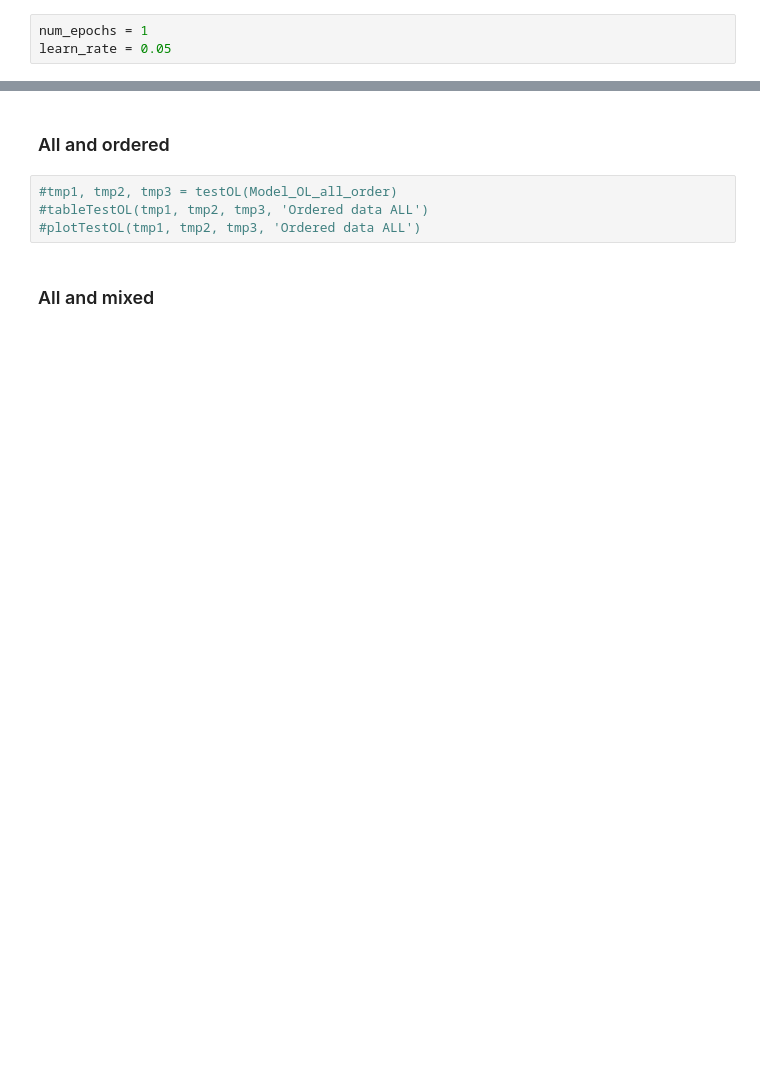
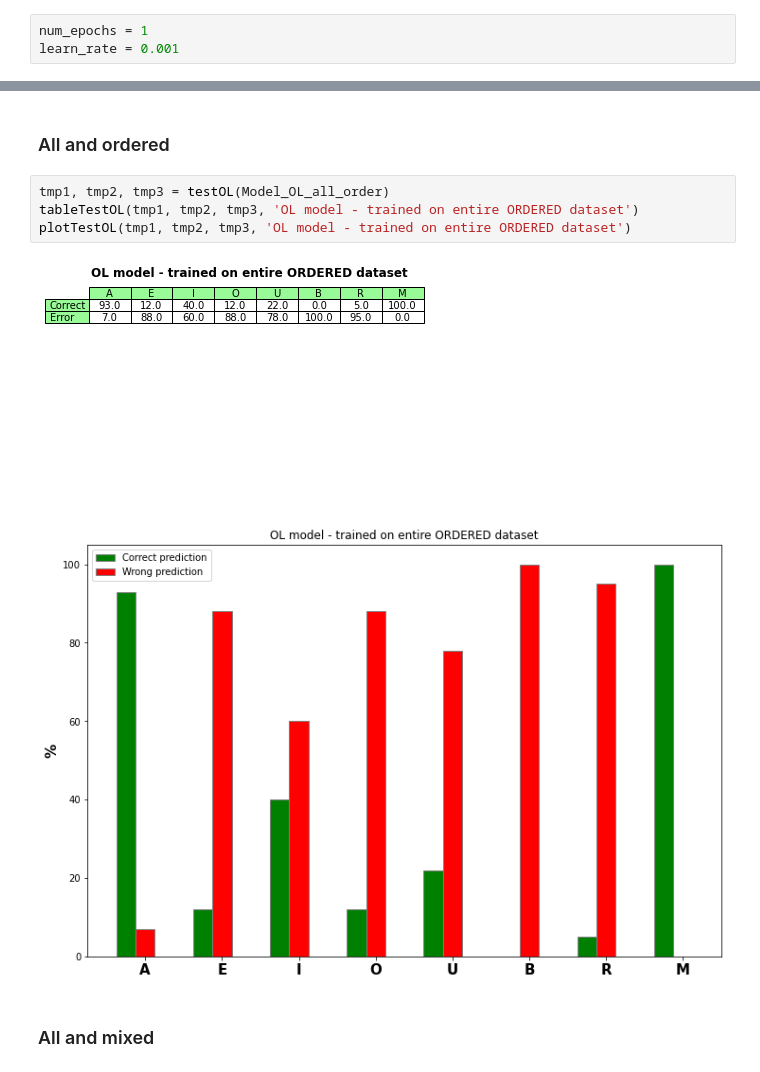
Before and after one commit to AlessandroAvi/Master_Thesis, a Jupyter notebook: Python/TinyOL.ipynb, the cells around one changed output, grey strips where cells are left out. Cells and saved outputs as stored; diff of their text form; blank space fills up the shorter version.

```diff
--- a/Python/TinyOL.ipynb
+++ b/Python/TinyOL.ipynb
@@ -652,7 +684,7 @@ saveParams(SAVE_MODEL_CUT_PATH, ML_model)
 ### TinyOL train parameters
 # %%
 num_epochs = 1
-learn_rate = 0.05
+learn_rate = 0.001
 # %% [markdown]
 # Trainings
 # %% [markdown]
@@ -785,9 +817,12 @@ plotTestOL(tmp1, tmp2, tmp3, 'Only vowels')
 # %% [markdown]
 ### All and ordered
 # %%
-#tmp1, tmp2, tmp3 = testOL(Model_OL_all_order)
-#tableTestOL(tmp1, tmp2, tmp3, 'Ordered data ALL')
-#plotTestOL(tmp1, tmp2, tmp3, 'Ordered data ALL')
+tmp1, tmp2, tmp3 = testOL(Model_OL_all_order)
+tableTestOL(tmp1, tmp2, tmp3, 'OL model - trained on entire ORDERED dataset')
+plotTestOL(tmp1, tmp2, tmp3, 'OL model - trained on entire ORDERED dataset')
+# %% [output]
+[figure, added]
+[figure, added]
 # %% [markdown]
 ### All and mixed
 # %%
```
Also changed, not shown: parts of 18 cells of this notebook, 34 other files.
